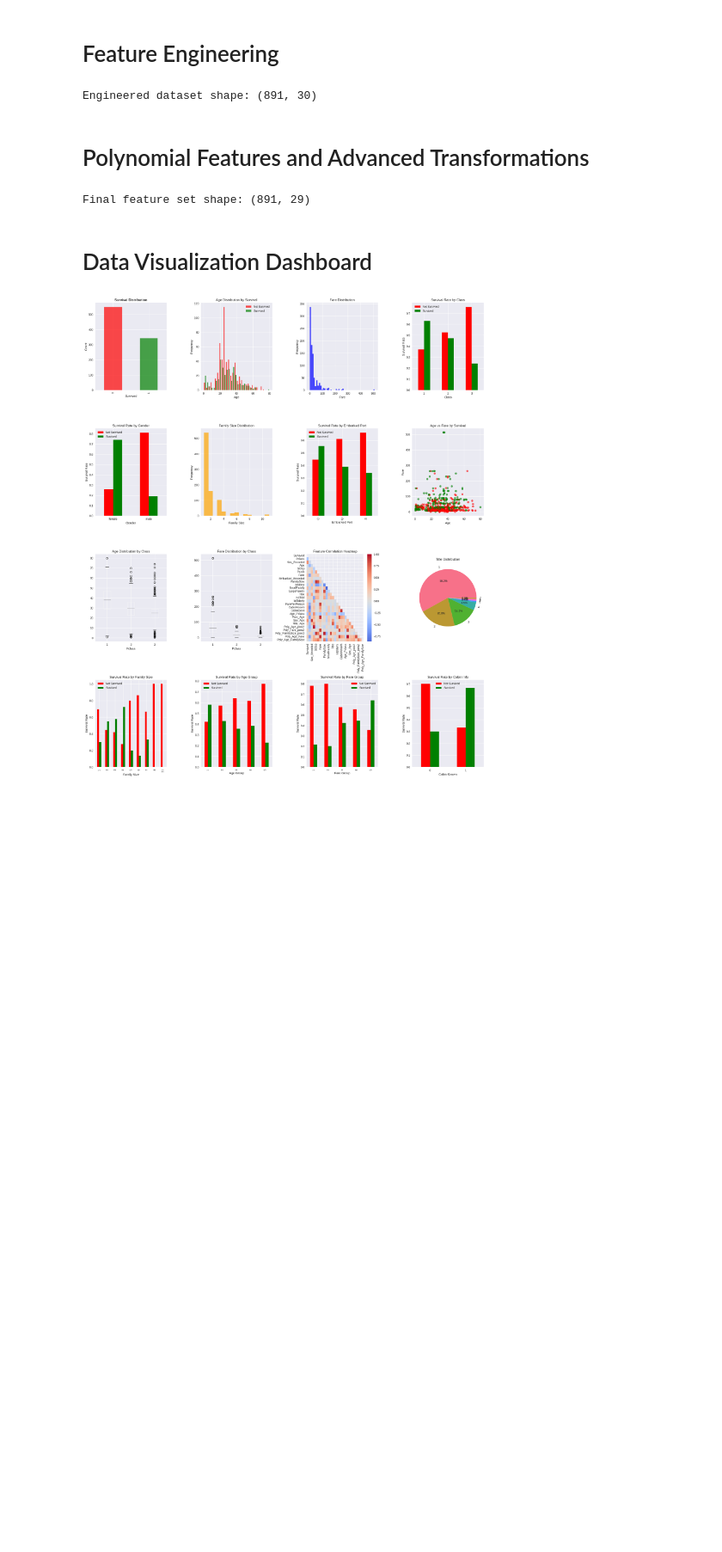
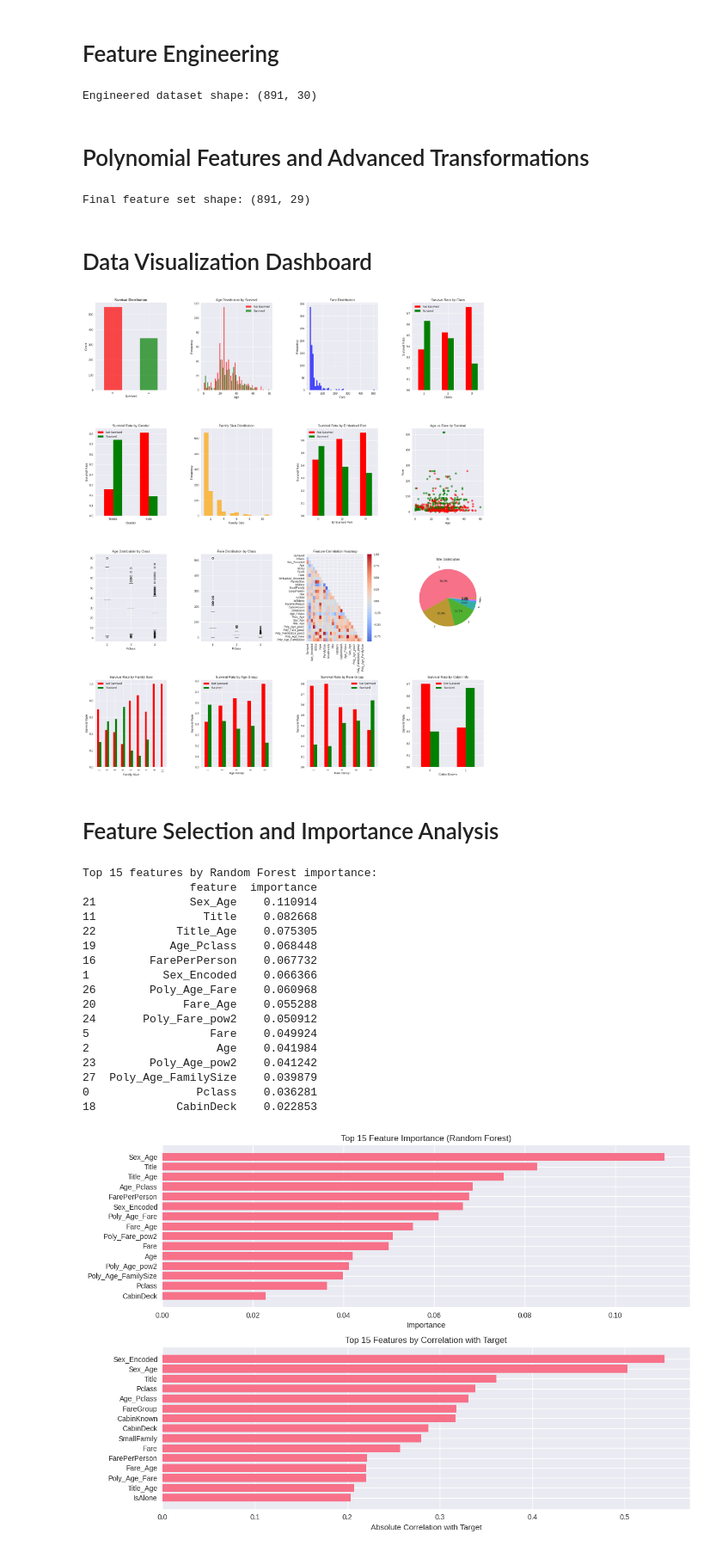
Before and after one commit to Nimo-07/Titanic-Survival, a Jupyter notebook: code.ipynb, the cells around one changed output. Shown at 86% size. Drawn from its saved outputs; the diff is of its cells as text; code cells hidden in the pictures; blank space fills up the shorter version.

Commit message:
Feature Selection , Importance Analysis and Multiple Preprocessing Pipelines

```diff
--- a/code.ipynb
+++ b/code.ipynb
@@ -369,3 +369,77 @@ plt.tight_layout()
 plt.show()
 # %% [output]
 [figure]
+# %% [markdown]
+# Feature Selection and Importance Analysis
+# %%
+X = df_final.drop(['Survived'], axis=1)
+y = df_final['Survived']
+
+numerical_cols = X.select_dtypes(include=np.number).columns
+categorical_cols = X.select_dtypes(include='category').columns
+
+X[numerical_cols] = X[numerical_cols].fillna(X[numerical_cols].median())
+
+for col in categorical_cols:
+    X[col] = X[col].fillna(X[col].mode()[0])
+
+
+selector_univariate = SelectKBest(score_func=f_classif, k=15)
+X_selected_univariate = selector_univariate.fit_transform(X, y)
+selected_features_univariate = X.columns[selector_univariate.get_support()].tolist()
+
+rf_selector = RandomForestClassifier(n_estimators=100, random_state=42)
+rf_selector.fit(X, y)
+feature_importance_rf = pd.DataFrame({
+    'feature': X.columns,
+    'importance': rf_selector.feature_importances_
+}).sort_values('importance', ascending=False)
+
+rfe_selector = RFE(LogisticRegression(random_state=42), n_features_to_select=15)
+rfe_selector.fit(X, y)
+selected_features_rfe = X.columns[rfe_selector.support_].tolist()
+
+print("Top 15 features by Random Forest importance:")
+print(feature_importance_rf.head(15))
+
+plt.figure(figsize=(12, 8))
+plt.subplot(2, 1, 1)
+top_features = feature_importance_rf.head(15)
+plt.barh(range(len(top_features)), top_features['importance'])
+plt.yticks(range(len(top_features)), top_features['feature'])
+plt.xlabel('Importance')
+plt.title('Top 15 Feature Importance (Random Forest)')
+plt.gca().invert_yaxis()
+
+plt.subplot(2, 1, 2)
+target_corr = X.corrwith(y).abs().sort_values(ascending=False).head(15)
+plt.barh(range(len(target_corr)), target_corr.values)
+plt.yticks(range(len(target_corr)), target_corr.index)
+plt.xlabel('Absolute Correlation with Target')
+plt.title('Top 15 Features by Correlation with Target')
+plt.gca().invert_yaxis()
+
+plt.tight_layout()
+plt.show()
+
+top_features = feature_importance_rf.head(20)['feature'].tolist()
+X_final = X[top_features]
+# %% [output]
+Top 15 features by Random Forest importance:
+                feature  importance
+21              Sex_Age    0.110914
+11                Title    0.082668
+22            Title_Age    0.075305
+19           Age_Pclass    0.068448
+16        FarePerPerson    0.067732
+1           Sex_Encoded    0.066366
+26        Poly_Age_Fare    0.060968
+20             Fare_Age    0.055288
+24       Poly_Fare_pow2    0.050912
+5                  Fare    0.049924
+2                   Age    0.041984
+23        Poly_Age_pow2    0.041242
+27  Poly_Age_FamilySize    0.039879
+0                Pclass    0.036281
+18            CabinDeck    0.022853
+[figure, added]
```
Also changed, not shown: parts of 2 cells of this notebook.
